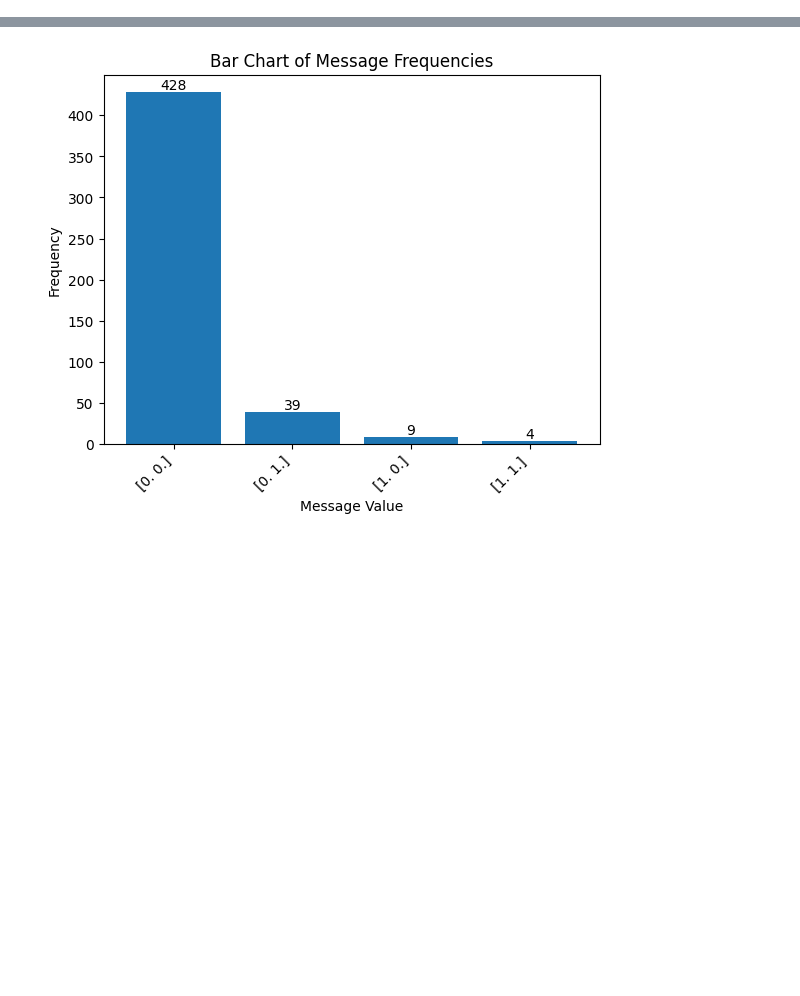
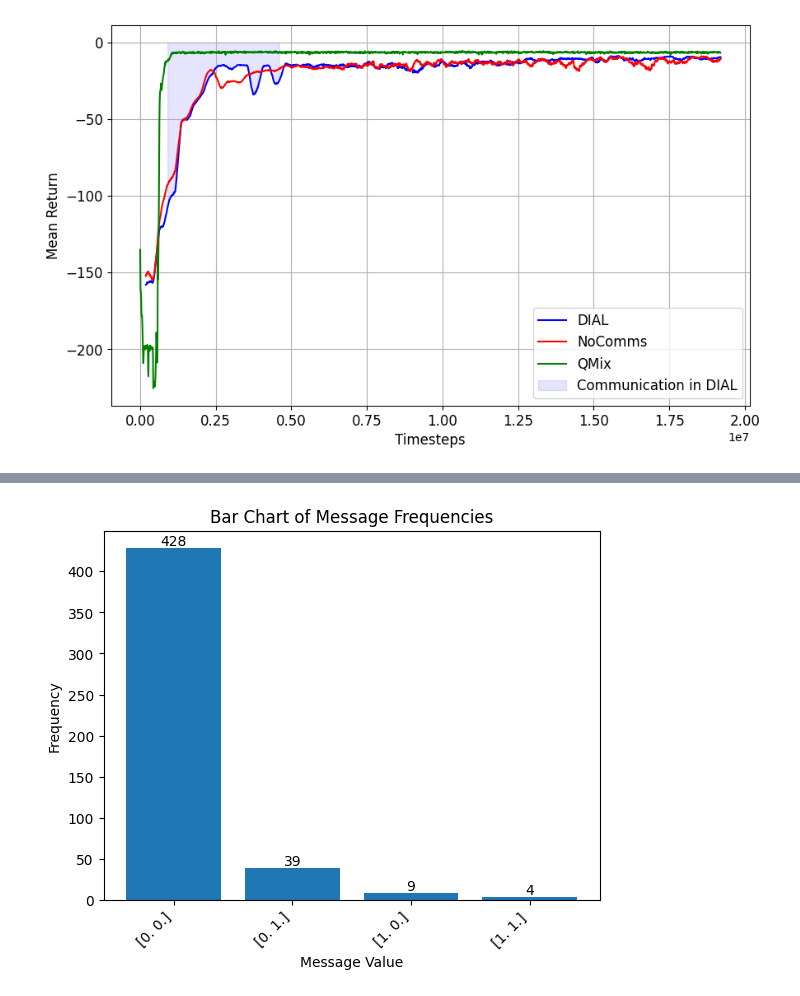
Before and after one commit to RMC-AIvsAI/CyMARL-CommFormer, a Jupyter notebook: pycomm/utils/experiment_analysis.ipynb, the cells around one changed output, grey strips where cells are left out. Saved outputs shown, nothing was run; the diff lists cells and outputs as text; code cells hidden in the pictures; blank space fills up the shorter version.

```diff
--- a/pycomm/utils/experiment_analysis.ipynb
+++ b/pycomm/utils/experiment_analysis.ipynb
@@ -44,0 +62,77 @@ plt.show()
+# %%
+
+
+# Import necessary libraries
+import pandas as pd
+import matplotlib.pyplot as plt
+import json
+
+skip_end_rows = 3
+
+# Load CSV into a DataFrame
+csv_comms_file_path = 'D:/Thesis_stuff/Thesis_Results/Phase1/50_detect/comms/trial.csv'
+total_rows = pd.read_csv(csv_comms_file_path).shape[0]
+df_comms = pd.read_csv(csv_comms_file_path, skiprows=1, nrows=total_rows - skip_end_rows - 1)
+
+csv_no_comms_file_path = 'D:/Thesis_stuff/Thesis_Results/Phase1/50_detect/no_comms/trial.csv'
+total_rows = pd.read_csv(csv_no_comms_file_path).shape[0]
+df_no_comms = pd.read_csv(csv_no_comms_file_path, skiprows=1, nrows=total_rows - skip_end_rows - 1)
+
+df_comms_train = df_comms[(df_comms['Train_Episode'] != 0) | (df_comms['Train_Reward'] != 0)].copy()
+#df_comms_test = df_comms[(df_comms['Test_Episode'] != 0) | (df_comms['Test_Reward'] != 0)].copy()
+
+df_no_comms_train = df_no_comms[(df_no_comms['Train_Episode'] != 0) | (df_no_comms['Train_Reward'] != 0)].copy()
+#df_no_comms_test = df_no_comms[(df_no_comms['Test_Episode'] != 0) | (df_no_comms['Test_Reward'] != 0)].copy()
+# Calculate total timesteps for each episode
+timesteps_per_episode = 128 * 30
+
+# Calculate rolling average of rewards
+window_size = 50  # You can adjust this parameter for the desired smoothing effect
+qmix_window_size = 1
+df_comms_train['Mean_Train_Reward'] = df_comms_train['Train_Reward'].rolling(window=window_size).mean()
+#df_comms_test['Mean_Test_Reward'] = df_comms_test['Test_Reward'].rolling(window=window_size).mean()
+df_comms_train['Timesteps'] = df_comms_train['Train_Episode'] * timesteps_per_episode
+
+df_no_comms_train['Mean_Train_Reward'] = df_no_comms_train['Train_Reward'].rolling(window=window_size).mean()
+#df_no_comms_test['Mean_Test_Reward'] = df_no_comms_test['Test_Reward'].rolling(window=window_size).mean()
+df_no_comms_train['Timesteps'] = df_no_comms_train['Train_Episode'] * timesteps_per_episode
+
+# Filter the data to include only timesteps less than or equal to 19,200,000
+df_comms_train = df_comms_train[df_comms_train['Timesteps'] <= 19200000]
+df_no_comms_train = df_no_comms_train[df_no_comms_train['Timesteps'] <= 19200000]
+
+
+#Load QMix json file
+with open('D:/Thesis_stuff/Thesis_Results/Phase1/50_detect/qmix/info.json') as f:
+    data = json.load(f)
+
+# Extract the 'return_mean' values and 'return_mean_T' (timesteps)
+return_means = [item['value'] for item in data['return_mean']]
+timesteps = data['return_mean_T']
+
+# Create a DataFrame
+df_qmix_train = pd.DataFrame({'Timesteps': timesteps, 'Return_Mean': return_means})
+df_qmix_train['Timesteps'] = df_qmix_train['Timesteps']
+df_qmix_train = df_qmix_train[df_qmix_train['Timesteps'] <= 19200000]
+df_qmix_train['Return_Mean'] = df_qmix_train['Return_Mean'].rolling(window=qmix_window_size).mean()
+
+# Plot episode vs reward
+plt.figure(figsize=(10, 6))
+plt.plot(df_no_comms_train['Timesteps'], df_no_comms_train['Mean_Train_Reward'], linestyle='-', label='DIAL', color='blue')
+plt.plot(df_comms_train['Timesteps'], df_comms_train['Mean_Train_Reward'], linestyle='-', label='NoComms', color='red')
+
+plt.plot(df_qmix_train['Timesteps'], df_qmix_train['Return_Mean'], linestyle='-', label='QMix', color='green')
+plt.fill_between(df_no_comms_train['Timesteps'], df_no_comms_train['Mean_Train_Reward'], where=(df_no_comms_train['Timesteps'] >= 900000) & (df_no_comms_train['Timesteps'] <= 4600000), label='Communication in DIAL',color='blue', alpha=0.1)
+
+# Add label for shaded area
+#plt.text(3450000, df_comms_train['Mean_Train_Reward'].max()*0.8, 'Meaningful communication', color='blue', fontsize=12)
+plt.legend(fontsize=12)
+#plt.title('Training Graph', fontsize=12)
+plt.xlabel('Timesteps', fontsize=12)
+plt.ylabel('Mean Return', fontsize=12)
+plt.grid(True)
+plt.xticks(fontsize=12)  # Adjust the font size for x-axis tick labels
+plt.yticks(fontsize=12)  # Adjust the font size for y-axis tick labels
+plt.show()
+# %% [output]
+[figure, added]
```
Also changed, not shown: parts of 4 cells of this notebook, 27 other files.
